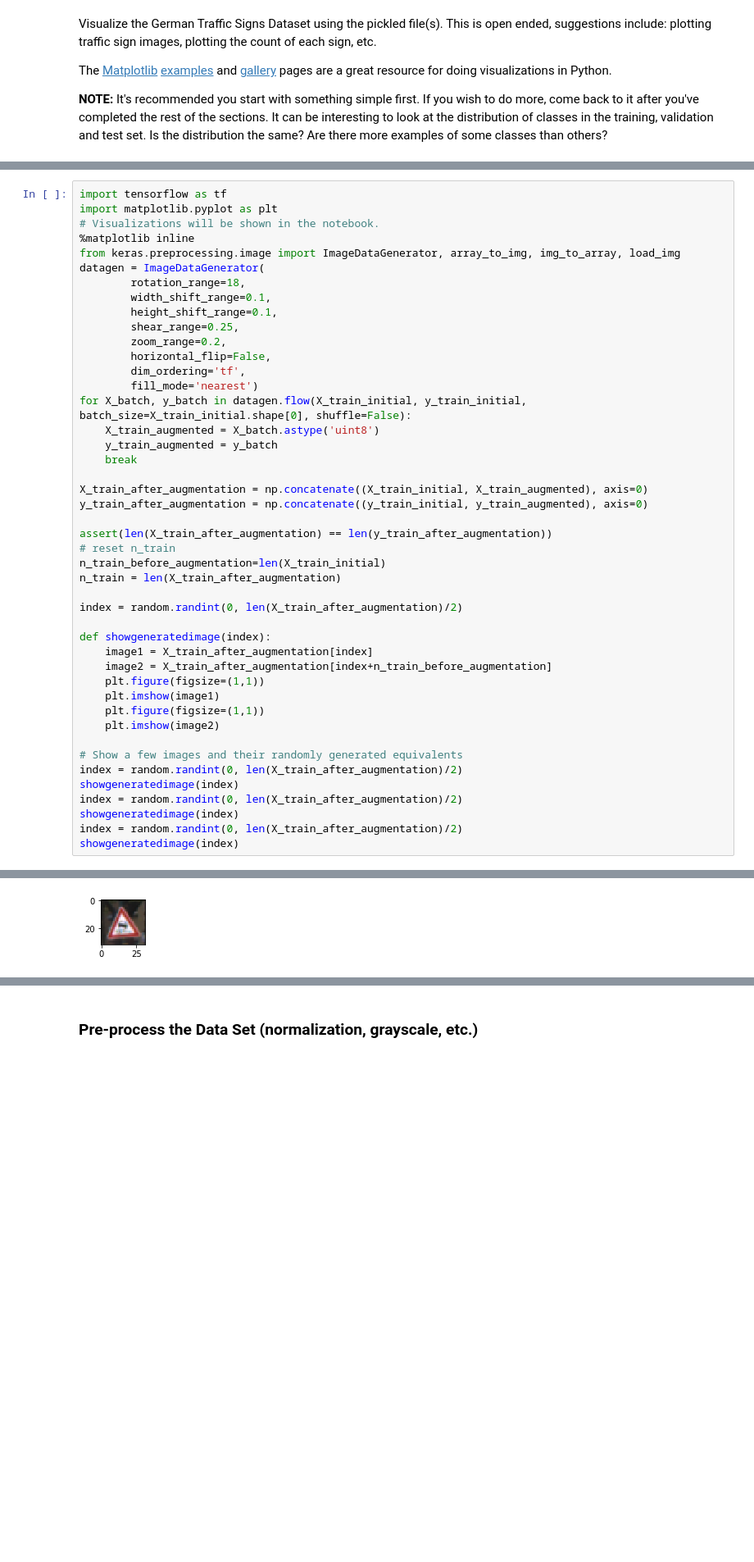
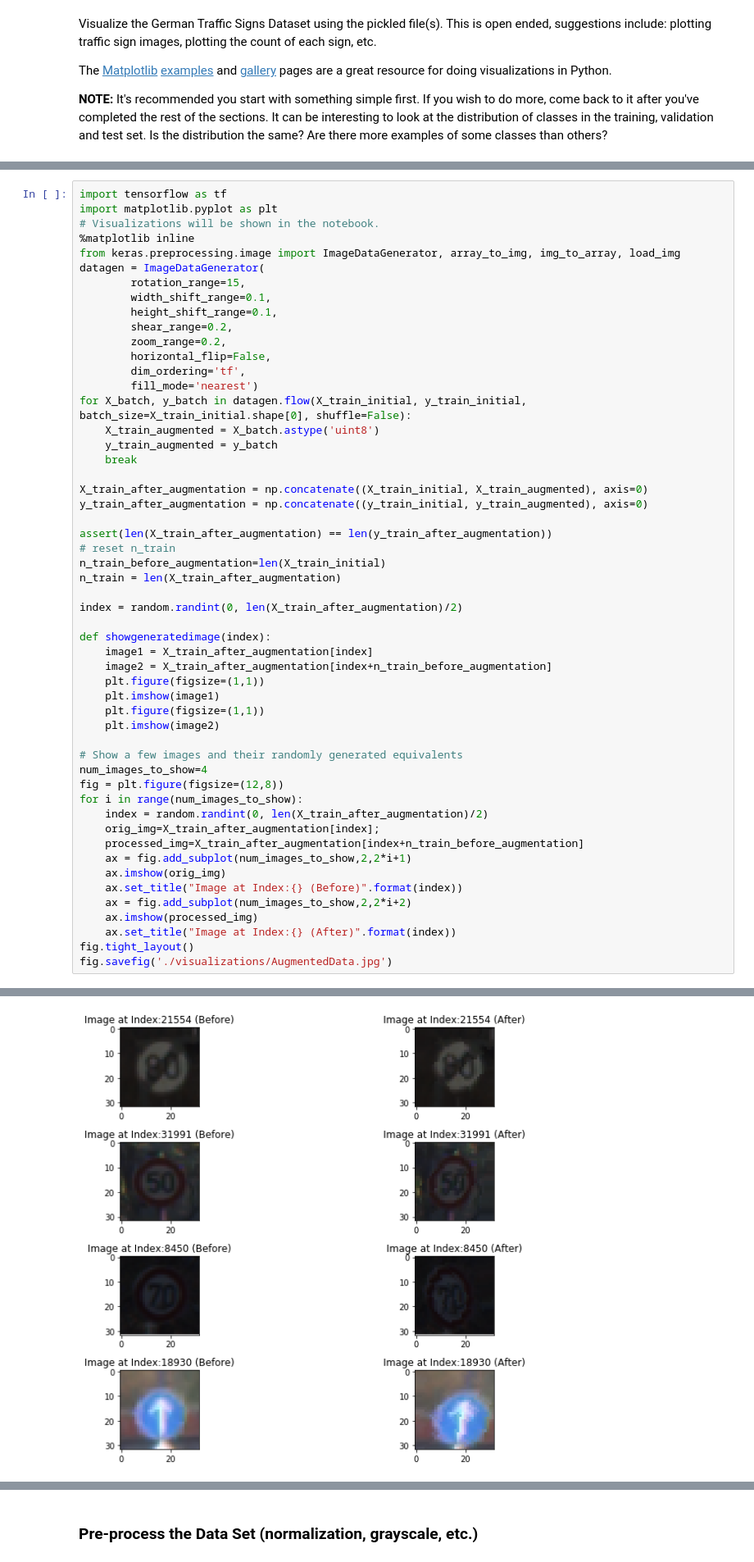
Before and after one commit to alangordon258/SelfDrivingCar-Term1-Proj2, a Jupyter notebook: Traffic_Sign_Classifier.ipynb, the cells around one changed output, grey strips where cells are left out. Shown at 82% size. Drawn from its saved outputs; the diff is of its cells as text; blank space fills up the shorter version.

Commit message:
Minor updates to write images

```diff
--- a/Traffic_Sign_Classifier.ipynb
+++ b/Traffic_Sign_Classifier.ipynb
@@ -157,10 +147,10 @@ import matplotlib.pyplot as plt
 %matplotlib inline
 from keras.preprocessing.image import ImageDataGenerator, array_to_img, img_to_array, load_img
 datagen = ImageDataGenerator(
-        rotation_range=18,
+        rotation_range=15,
         width_shift_range=0.1,
         height_shift_range=0.1,
-        shear_range=0.25,
+        shear_range=0.2,
         zoom_range=0.2,
         horizontal_flip=False,
         dim_ordering='tf',
@@ -189,10 +179,18 @@ def showgeneratedimage(index):
     plt.imshow(image2)
 
 # Show a few images and their randomly generated equivalents
-index = random.randint(0, len(X_train_after_augmentation)/2)
-showgeneratedimage(index)
-index = random.randint(0, len(X_train_after_augmentation)/2)
-showgeneratedimage(index)
-index = random.randint(0, len(X_train_after_augmentation)/2)
-showgeneratedimage(index)
+num_images_to_show=4
+fig = plt.figure(figsize=(12,8))
+for i in range(num_images_to_show):
+    index = random.randint(0, len(X_train_after_augmentation)/2)
+    orig_img=X_train_after_augmentation[index];
+    processed_img=X_train_after_augmentation[index+n_train_before_augmentation]
+    ax = fig.add_subplot(num_images_to_show,2,2*i+1)
+    ax.imshow(orig_img)
+    ax.set_title("Image at Index:{} (Before)".format(index))
+    ax = fig.add_subplot(num_images_to_show,2,2*i+2)
+    ax.imshow(processed_img)
+    ax.set_title("Image at Index:{} (After)".format(index))
+fig.tight_layout()
+fig.savefig('./visualizations/AugmentedData.jpg')
 # %% [output]
@@ -200 +197 @@ Using TensorFlow backend.
-[figure, old version]
+[figure, new version]
```
Also changed, not shown: parts of 13 cells of this notebook.
